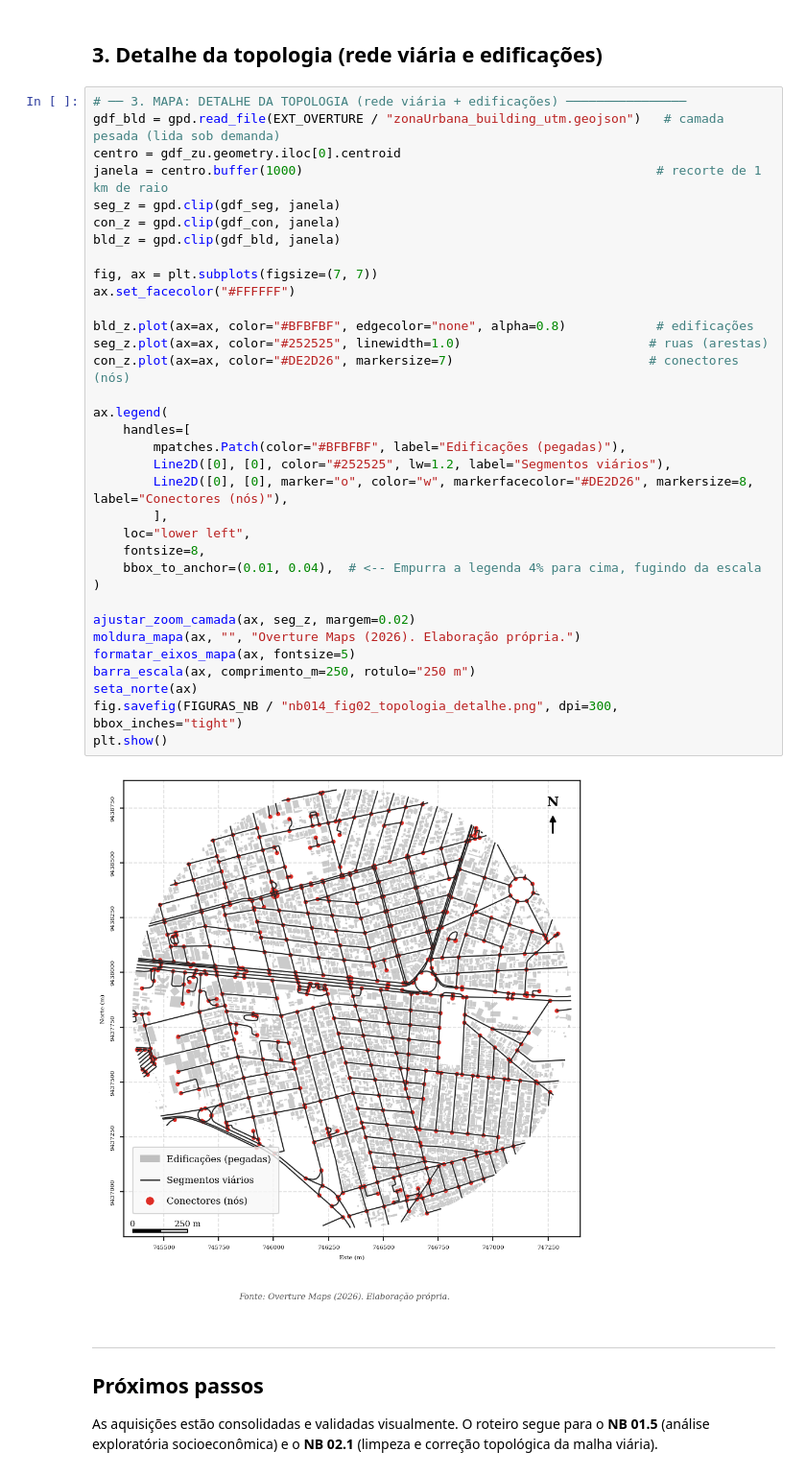
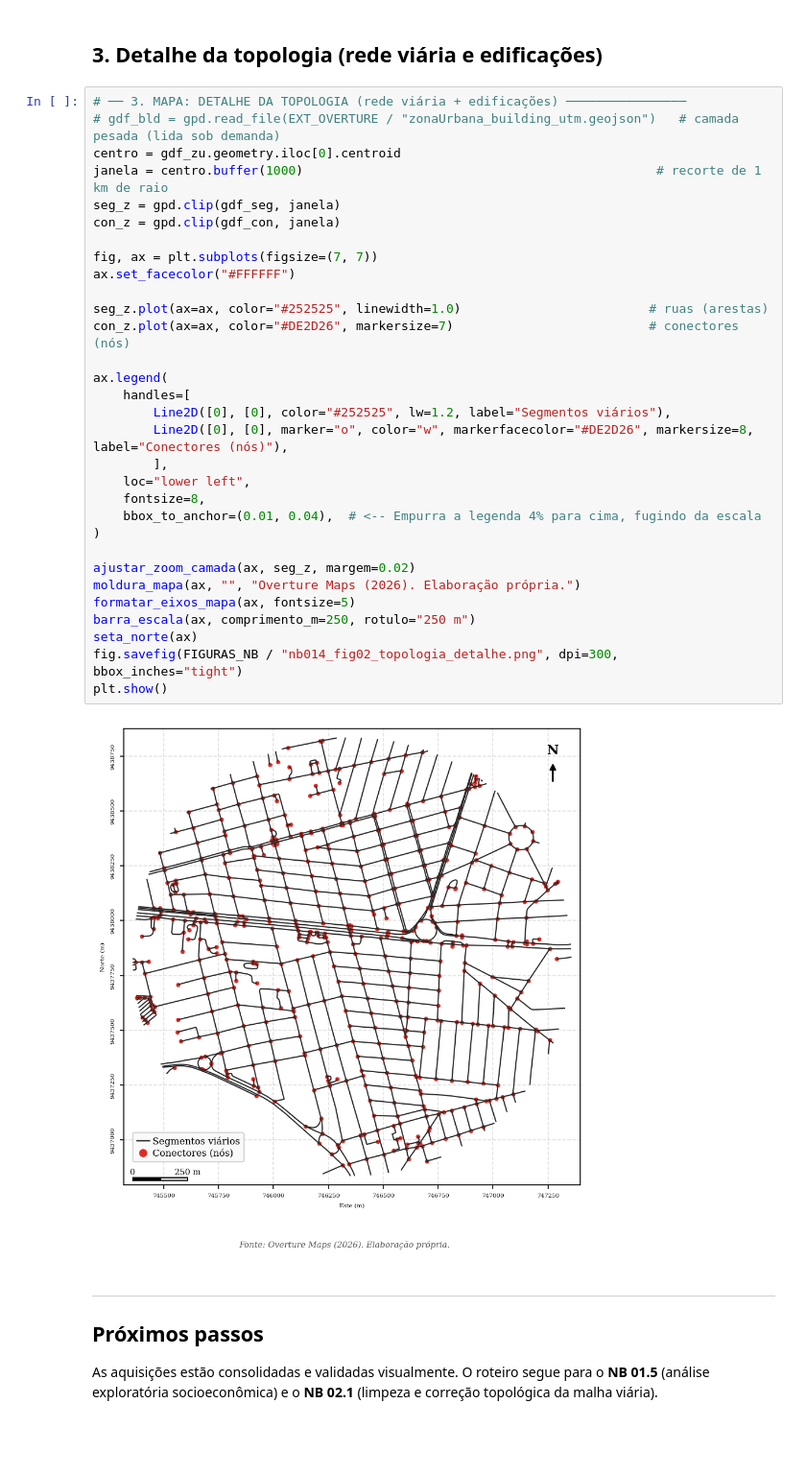
Before and after one commit to felipedantas-pi/ae2sfca-ubs, a Jupyter notebook: notebooks/01.4_Visualizacao_Cartografica.ipynb, the cells around one changed output. Shown at 96% size. Drawn from its saved outputs; the diff is of its cells as text; blank space fills up the shorter version.

Commit message:
excluido dasimentria, building

```diff
--- a/notebooks/01.4_Visualizacao_Cartografica.ipynb
+++ b/notebooks/01.4_Visualizacao_Cartografica.ipynb
@@ -95,40 +105,37 @@ print(sintese.to_string(index=False))
 ## 3. Detalhe da topologia (rede viária e edificações)
 # %%
 # ── 3. MAPA: DETALHE DA TOPOLOGIA (rede viária + edificações) ────────────────
-gdf_bld = gpd.read_file(EXT_OVERTURE / "zonaUrbana_building_utm.geojson")   # camada pesada (lida sob demanda)
+# gdf_bld = gpd.read_file(EXT_OVERTURE / "zonaUrbana_building_utm.geojson")   # camada pesada (lida sob demanda)
 centro = gdf_zu.geometry.iloc[0].centroid
 janela = centro.buffer(1000)                                               # recorte de 1 km de raio
 seg_z = gpd.clip(gdf_seg, janela)
 con_z = gpd.clip(gdf_con, janela)
-bld_z = gpd.clip(gdf_bld, janela)
 
 fig, ax = plt.subplots(figsize=(7, 7))
 ax.set_facecolor("#FFFFFF")
 
-bld_z.plot(ax=ax, color="#BFBFBF", edgecolor="none", alpha=0.8)            # edificações
 seg_z.plot(ax=ax, color="#252525", linewidth=1.0)                         # ruas (arestas)
 con_z.plot(ax=ax, color="#DE2D26", markersize=7)                          # conectores (nós)
 
 ax.legend(
     handles=[
-        mpatches.Patch(color="#BFBFBF", label="Edificações (pegadas)"),
         Line2D([0], [0], color="#252525", lw=1.2, label="Segmentos viários"),
         Line2D([0], [0], marker="o", color="w", markerfacecolor="#DE2D26", markersize=8, label="Conectores (nós)"),
         ],
     loc="lower left",
     fontsize=8,
     bbox_to_anchor=(0.01, 0.04),  # <-- Empurra a legenda 4% para cima, fugindo da escala
 )
 
 ajustar_zoom_camada(ax, seg_z, margem=0.02)
 moldura_mapa(ax, "", "Overture Maps (2026). Elaboração própria.")
 formatar_eixos_mapa(ax, fontsize=5)
 barra_escala(ax, comprimento_m=250, rotulo="250 m")
 seta_norte(ax)
 fig.savefig(FIGURAS_NB / "nb014_fig02_topologia_detalhe.png", dpi=300, bbox_inches="tight")
 plt.show()
 # %% [output]
-[figure, old version]
+[figure, new version]
 # %% [markdown]
 ---
 ## Próximos passos
```
Also changed, not shown: parts of 2 cells of this notebook, 2 other files.
